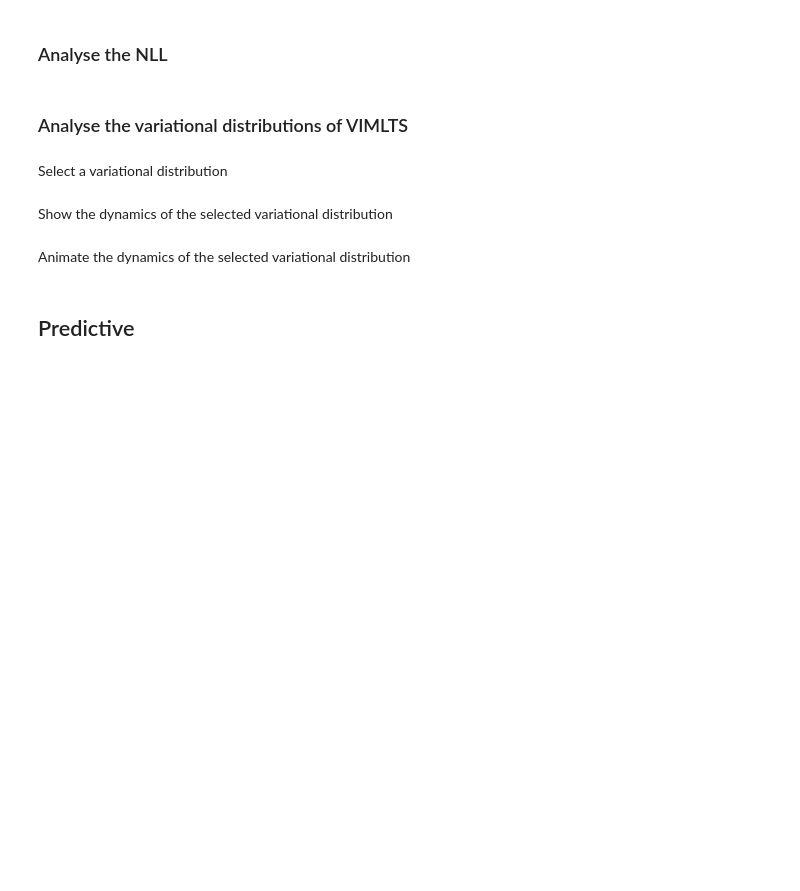
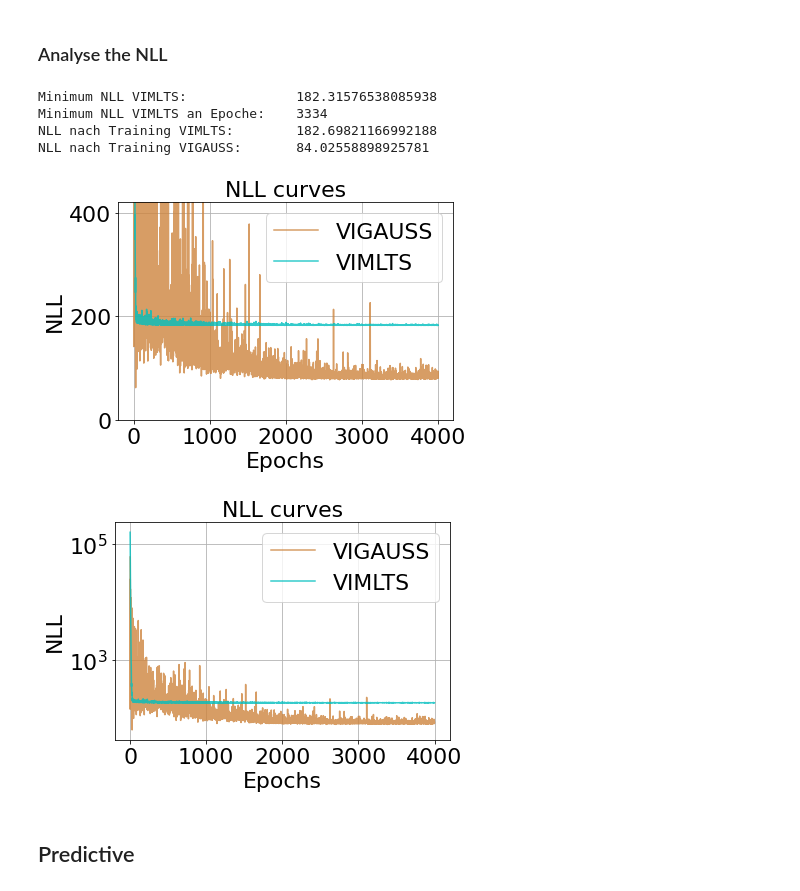
Before and after one commit to stefan1893/TM-VI, a Jupyter notebook: ipynb/02_small_and_shallow_networks.ipynb, the cells around one changed output. Saved outputs shown, nothing was run; the diff lists cells and outputs as text; code cells hidden in the pictures; blank space fills up the shorter version.

```diff
--- a/ipynb/02_small_and_shallow_networks.ipynb
+++ b/ipynb/02_small_and_shallow_networks.ipynb
@@ -496,3 +519,6 @@ def neg_log_likelihood_s(y_obs, y_pred, sigma=noise):
     nlls = tf.reduce_mean(nll_per_sample, axis=0)
     tf.debugging.check_numerics(nlls, "NLL contains NaNs or Infs")
     return tf.reduce_sum(nlls)
+
+def softplus_inv(y):
+    return np.log(np.exp(y) - 1)
@@ -680,33 +695,38 @@ plt.show()
 ### Analyse the NLL
 # %%
 NLL_model_VIGAUSS=hist.history['neg_log_likelihood'][np.shape(hist.history['neg_log_likelihood'])[0]-1]
-NLL_model_VIMLTS=hist_VIMLTS.history['neg_log_likelihood'][np.shape(hist_VIMLTS.history['neg_log_likelihood'])[0]-1]
-NLL_min_VIMLTS=np.min(hist_VIMLTS.history['neg_log_likelihood'])
-NLL_min_epoche_VIMLTS=np.argmin(hist_VIMLTS.history['neg_log_likelihood'])
+NLL_model_VIMLTS=hist_VIMLTS.history['neg_log_likelihood_s'][np.shape(hist_VIMLTS.history['neg_log_likelihood_s'])[0]-1]
+NLL_min_VIMLTS=np.min(hist_VIMLTS.history['neg_log_likelihood_s'])
+NLL_min_epoche_VIMLTS=np.argmin(hist_VIMLTS.history['neg_log_likelihood_s'])
 
 print("Minimum NLL VIMLTS:\t\t",NLL_min_VIMLTS)
 print("Minimum NLL VIMLTS an Epoche:\t",NLL_min_epoche_VIMLTS)
 print("NLL nach Training VIMLTS:\t",NLL_model_VIMLTS)
 print("NLL nach Training VIGAUSS:\t",NLL_model_VIGAUSS)
 
 plt.figure()
 plt.plot(hist.history['neg_log_likelihood'],alpha=0.8,color='peru',label=r"VIGAUSS")
-plt.plot(hist_VIMLTS.history['neg_log_likelihood'],alpha=0.8,color='c',label=r"VIMLTS")
+plt.plot(hist_VIMLTS.history['neg_log_likelihood_s'],alpha=0.8,color='c',label=r"VIMLTS")
 plt.xlabel(r'Epochs')
 plt.ylabel(r'NLL')
 plt.title(r'NLL curves');
 plt.grid()
 plt.legend()
 plt.ylim([0, NLL_model_VIGAUSS*5])
 
 plt.figure()
 plt.plot(hist.history['neg_log_likelihood'],alpha=0.8,color='peru',label=r"VIGAUSS")
-plt.plot(hist_VIMLTS.history['neg_log_likelihood'],alpha=0.8,color='c',label=r"VIMLTS")
+plt.plot(hist_VIMLTS.history['neg_log_likelihood_s'],alpha=0.8,color='c',label=r"VIMLTS")
 plt.xlabel(r'Epochs')
 plt.ylabel(r'NLL')
 plt.title(r'NLL curves');
 plt.grid()
 plt.legend()
 plt.yscale('log')
+# %% [output]
+Minimum NLL VIMLTS:              182.31576538085938
+Minimum NLL VIMLTS an Epoche:    3334
+NLL nach Training VIMLTS:        182.69821166992188
+NLL nach Training VIGAUSS:       84.02558898925781
+[figure, added]
+[figure, added]
-# %% [markdown]
-### Analyse the variational distributions of VIMLTS
@@ -793,2 +732,0 @@ def kernel_print_variational_dist_w():
-# %% [markdown]
-Select a variational distribution
@@ -797,2 +732,0 @@ interact(slider_layer_fn, show_layer=widgets.IntSlider(min=1, max=np.shape(model
-# %% [markdown]
-Show the dynamics of the selected variational distribution
@@ -832,2 +732,0 @@ plt.grid()
-# %% [markdown]
-Animate the dynamics of the selected variational distribution
```
Also changed, not shown: parts of 23 cells of this notebook, 1 other file.
